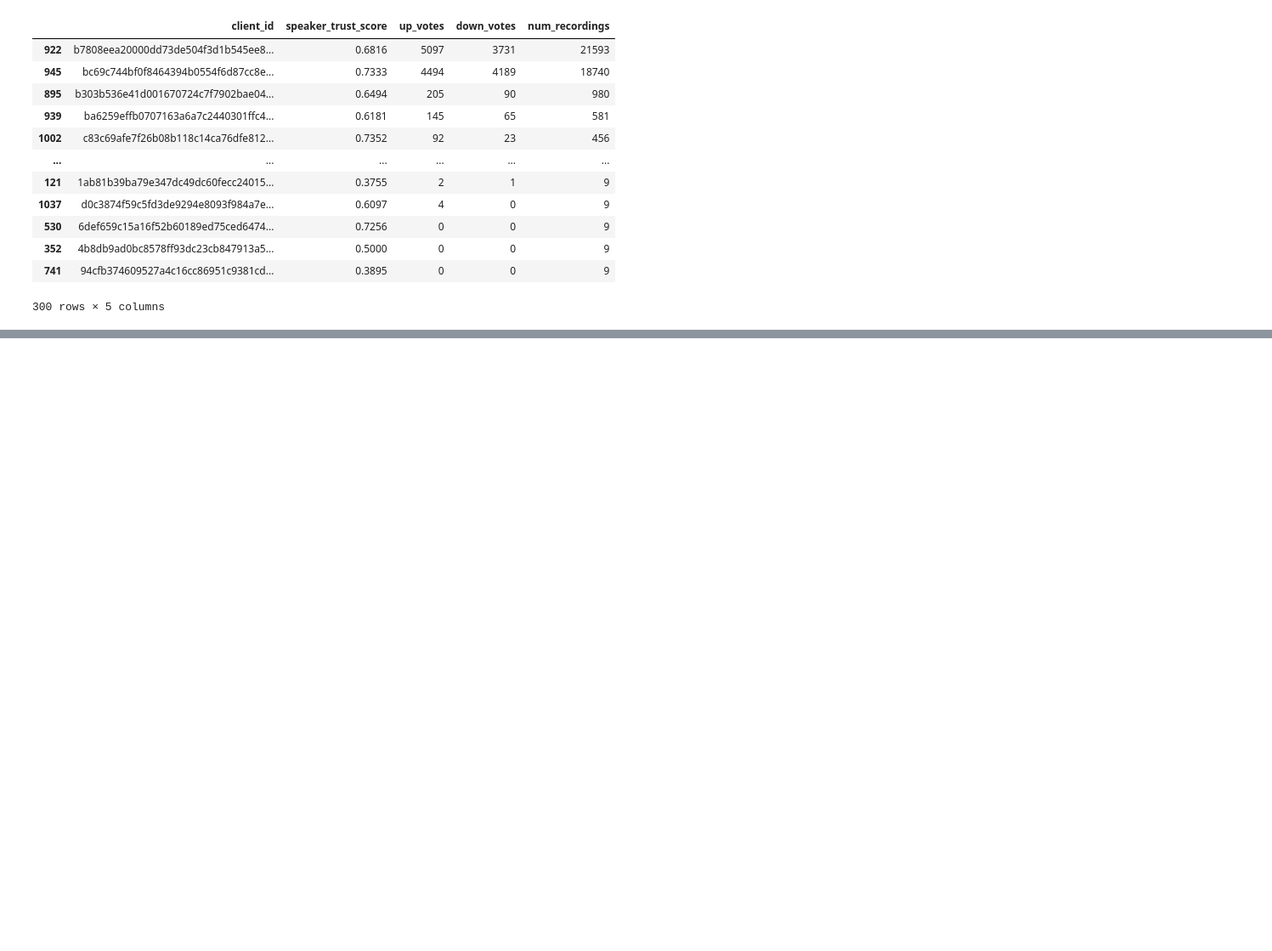
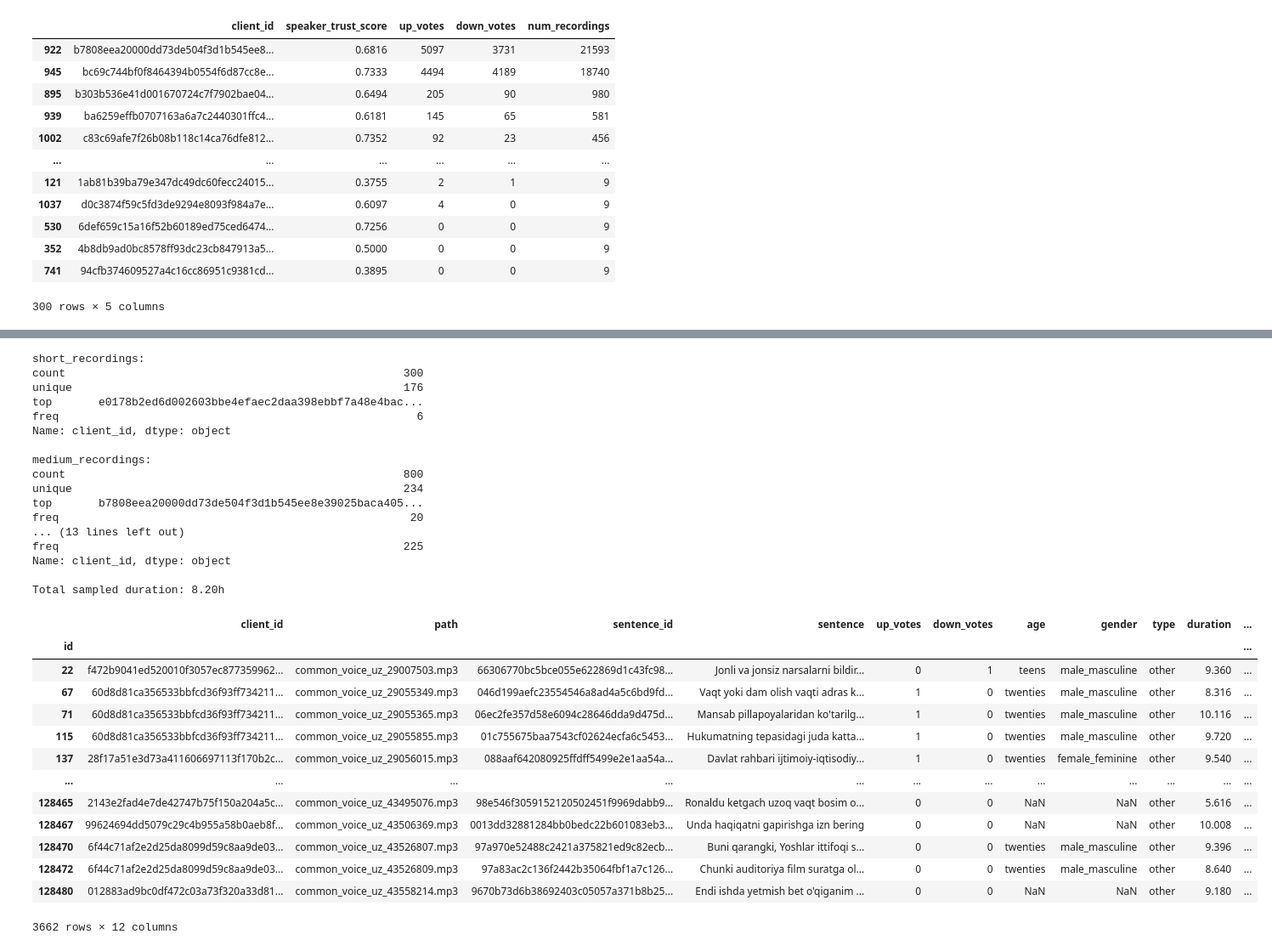
Before and after one commit to HaidarChaito/uzbek-automatic-speech-recognition, a Jupyter notebook: notebooks/common_voice_dataset_quality_evaluation.ipynb, the cells around one changed output, grey strips where cells are left out. Shown at 85% size. Drawn from its saved outputs; the diff is of its cells as text; code cells hidden in the pictures; blank space fills up the shorter version.

```diff
--- a/notebooks/common_voice_dataset_quality_evaluation.ipynb
+++ b/notebooks/common_voice_dataset_quality_evaluation.ipynb
@@ -382,0 +442,70 @@ plot_gender_pie_chart(sampled_recordings)
+# %%
+# Filter only these top speakers
+speaker_ids = speakers_to_check["client_id"].tolist()
+top_speakers_to_check = other_df["client_id"].isin(speaker_ids)
+
+# Filter longer duration recordings
+short_audios = (other_df["duration"] >= 3) & (other_df["duration"] < 6)
+medium_audios = (other_df["duration"] >= 6) & (other_df["duration"] < 8)
+long_audios = (other_df["duration"] >= 8) & (other_df["duration"] <= 15)
+
+short_recordings = (
+    other_df[short_audios & top_speakers_to_check]
+    .groupby("client_id")
+    .apply(lambda x: x.sample(min(len(x), 30)), include_groups=False)  # Maximum up to 30 recordings per speaker
+    .reset_index(level=0)
+).sample(300, weights="duration", random_state=SEED)
+print(f"short_recordings: \n{short_recordings["client_id"].describe()}")
+
+medium_recordings = (
+    other_df[medium_audios & top_speakers_to_check]
+    .groupby("client_id")
+    .apply(lambda x: x.sample(min(len(x), 50)), include_groups=False)  # Maximum up to 50 recordings per speaker
+    .reset_index(level=0)
+).sample(800, weights="duration", random_state=SEED)
+print(f"\nmedium_recordings: \n{medium_recordings["client_id"].describe()}")
+
+long_recordings = other_df[long_audios]
+print(f"\nlong_recordings: \n{long_recordings["client_id"].describe()}")
+
+sampled_recordings = pd.concat([short_recordings, medium_recordings, long_recordings]).sort_index()
+print(f"\nsampled_recordings: \n{sampled_recordings["client_id"].describe()}")
+
+total_sampled_duration = sampled_recordings["duration"].sum(axis=0) / 3600
+print(f"\nTotal sampled duration: {total_sampled_duration:,.2f}h")
+
+sampled_recordings["type"] = "other"
+sampled_recordings.to_csv(SAMPLED_RECORDINGS_PATH)
+sampled_recordings
+# %% [output]
+short_recordings:
+count                                                   300
+unique                                                  176
+top       e0178b2ed6d002603bbe4efaec2daa398ebbf7a48e4bac...
+freq                                                      6
+Name: client_id, dtype: object
+
+medium_recordings:
+count                                                   800
+unique                                                  234
+top       b7808eea20000dd73de504f3d1b545ee8e39025baca405...
+freq                                                     20
+... (13 lines left out)
+freq                                                    225
+Name: client_id, dtype: object
+
+Total sampled duration: 8.20h
+|  | client_id | path | sentence_id | sentence | up_votes | down_votes | age | gender | type | duration | ... |
+| id |  |  |  |  |  |  |  |  |  |  | ... |
+| 22 | f472b9041ed520010f3057ec877359962... | common_voice_uz_29007503.mp3 | 66306770bc5bce055e622869d1c43fc98... | Jonli va jonsiz narsalarni bildir... | 0 | 1 | teens | male_masculine | other | 9.360 | ... |
+| 67 | 60d8d81ca356533bbfcd36f93ff734211... | common_voice_uz_29055349.mp3 | 046d199aefc23554546a8ad4a5c6bd9fd... | Vaqt yoki dam olish vaqti adras k... | 1 | 0 | twenties | male_masculine | other | 8.316 | ... |
+| 71 | 60d8d81ca356533bbfcd36f93ff734211... | common_voice_uz_29055365.mp3 | 06ec2fe357d58e6094c28646dda9d475d... | Mansab pillapoyalaridan ko'tarilg... | 1 | 0 | twenties | male_masculine | other | 10.116 | ... |
+| 115 | 60d8d81ca356533bbfcd36f93ff734211... | common_voice_uz_29055855.mp3 | 01c755675baa7543cf02624ecfa6c5453... | Hukumatning tepasidagi juda katta... | 1 | 0 | twenties | male_masculine | other | 9.720 | ... |
+| 137 | 28f17a51e3d73a411606697113f170b2c... | common_voice_uz_29056015.mp3 | 088aaf642080925ffdff5499e2e1aa54a... | Davlat rahbari ijtimoiy-iqtisodiy... | 1 | 0 | twenties | female_feminine | other | 9.540 | ... |
+| ... | ... | ... | ... | ... | ... | ... | ... | ... | ... | ... | ... |
+| 128465 | 2143e2fad4e7de42747b75f150a204a5c... | common_voice_uz_43495076.mp3 | 98e546f3059152120502451f9969dabb9... | Ronaldu ketgach uzoq vaqt bosim o... | 0 | 0 | NaN | NaN | other | 5.616 | ... |
+| 128467 | 99624694dd5079c29c4b955a58b0aeb8f... | common_voice_uz_43506369.mp3 | 0013dd32881284bb0bedc22b601083eb3... | Unda haqiqatni gapirishga izn bering | 0 | 0 | NaN | NaN | other | 10.008 | ... |
+| 128470 | 6f44c71af2e2d25da8099d59c8aa9de03... | common_voice_uz_43526807.mp3 | 97a970e52488c2421a375821ed9c82ecb... | Buni qarangki, Yoshlar ittifoqi s... | 0 | 0 | twenties | male_masculine | other | 9.396 | ... |
+| 128472 | 6f44c71af2e2d25da8099d59c8aa9de03... | common_voice_uz_43526809.mp3 | 97a83ac2c136f2442b35064fbf1a7c126... | Chunki auditoriya film suratga ol... | 0 | 0 | twenties | male_masculine | other | 8.640 | ... |
+| 128480 | 012883ad9bc0df472c03a73f320a33d81... | common_voice_uz_43558214.mp3 | 9670b73d6b38692403c05057a371b8b25... | Endi ishda yetmish bet o'qiganim ... | 0 | 0 | NaN | NaN | other | 9.180 | ... |
+3662 rows × 12 columns
```
Also changed, not shown: parts of 28 cells of this notebook, 3 other files.
